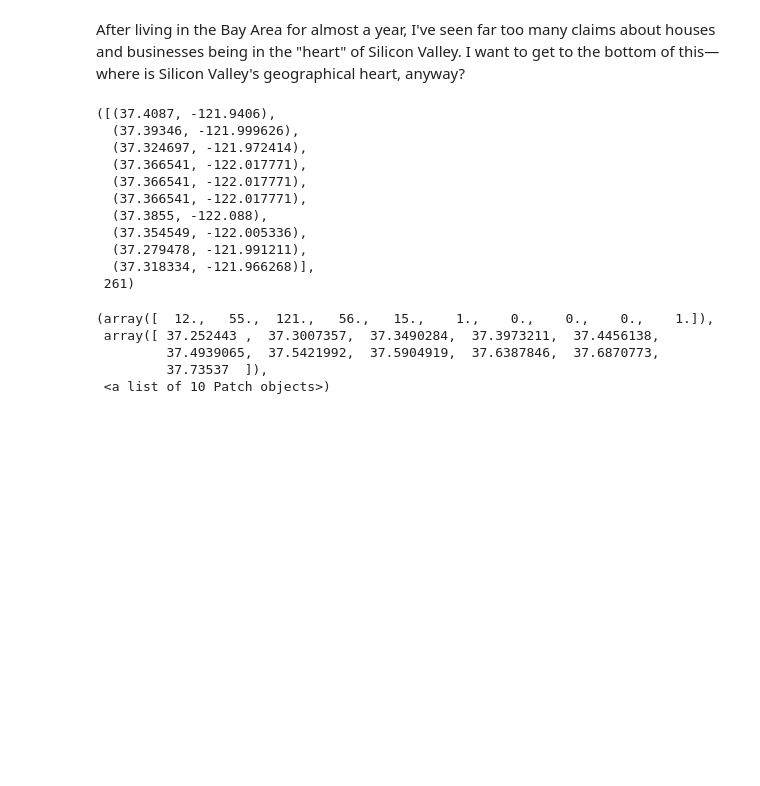
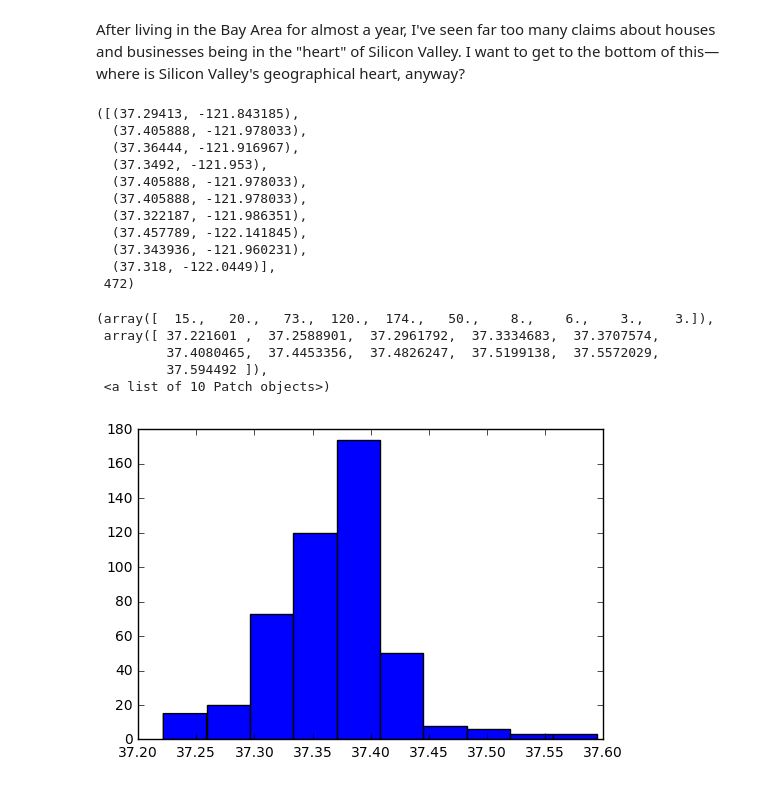
Before and after one commit to hans/ipython-notebooks, a Jupyter notebook: The Heart of Silicon Valley.ipynb, the cells around one changed output. Cells and saved outputs as stored; diff of their text form; code cells hidden in the pictures; blank space fills up the shorter version.

```diff
--- a/The Heart of Silicon Valley.ipynb
+++ b/The Heart of Silicon Valley.ipynb
@@ -16,11 +17,11 @@ def get_listing_urls():
 
     while not stop:
         req = requests.get(listings_url.format(offset=offset))
-        listings_doc = BeautifulSoup(req.text, "xml")
+        listings_doc = BeautifulSoup(req.text, "lxml")
         listing_els = listings_doc.findAll('item')
 
         if listing_els:
-            listings += [el.find('source').text for el in listing_els]
+            listings += [el.find('dc:source').text for el in listing_els]
             offset += len(listing_els)
         else:
             stop = True
@@ -28,7 +29,7 @@ def get_listing_urls():
     return listings
 # %%
 def get_listing_location(url):
-    doc = BeautifulSoup(requests.get(url).text)
+    doc = BeautifulSoup(requests.get(url).text, "lxml")
     location_el = doc.find('div', attrs={'id': 'map'})
     if location_el:
         return (float(location_el.attrs['data-latitude']),
@@ -43,29 +44,30 @@ def get_listing_locations(listing_urls):
             yield location
 
         # Be nice to the Craigslist servers
-        time.sleep(0.25)
+        time.sleep(0.1)
 # %%
 locations = list(get_listing_locations(get_listing_urls()))
 # %%
 (locations[:10], len(locations))
 # %% [output]
-([(37.4087, -121.9406),
-  (37.39346, -121.999626),
-  (37.324697, -121.972414),
-  (37.366541, -122.017771),
-  (37.366541, -122.017771),
-  (37.366541, -122.017771),
-  (37.3855, -122.088),
-  (37.354549, -122.005336),
-  (37.279478, -121.991211),
-  (37.318334, -121.966268)],
- 261)
+([(37.29413, -121.843185),
+  (37.405888, -121.978033),
+  (37.36444, -121.916967),
+  (37.3492, -121.953),
+  (37.405888, -121.978033),
+  (37.405888, -121.978033),
+  (37.322187, -121.986351),
+  (37.457789, -122.141845),
+  (37.343936, -121.960231),
+  (37.318, -122.0449)],
+ 472)
 # %%
-hist([loc[0] for loc in locations])
+plt.hist([loc[0] for loc in locations])
 # %% [output]
-(array([  12.,   55.,  121.,   56.,   15.,    1.,    0.,    0.,    0.,    1.]),
- array([ 37.252443 ,  37.3007357,  37.3490284,  37.3973211,  37.4456138,
-         37.4939065,  37.5421992,  37.5904919,  37.6387846,  37.6870773,
-         37.73537  ]),
+(array([  15.,   20.,   73.,  120.,  174.,   50.,    8.,    6.,    3.,    3.]),
+ array([ 37.221601 ,  37.2588901,  37.2961792,  37.3334683,  37.3707574,
+         37.4080465,  37.4453356,  37.4826247,  37.5199138,  37.5572029,
+         37.594492 ]),
  <a list of 10 Patch objects>)
+[figure, added]
 # %%
```
Also changed, not shown: parts of 6 cells of this notebook.
